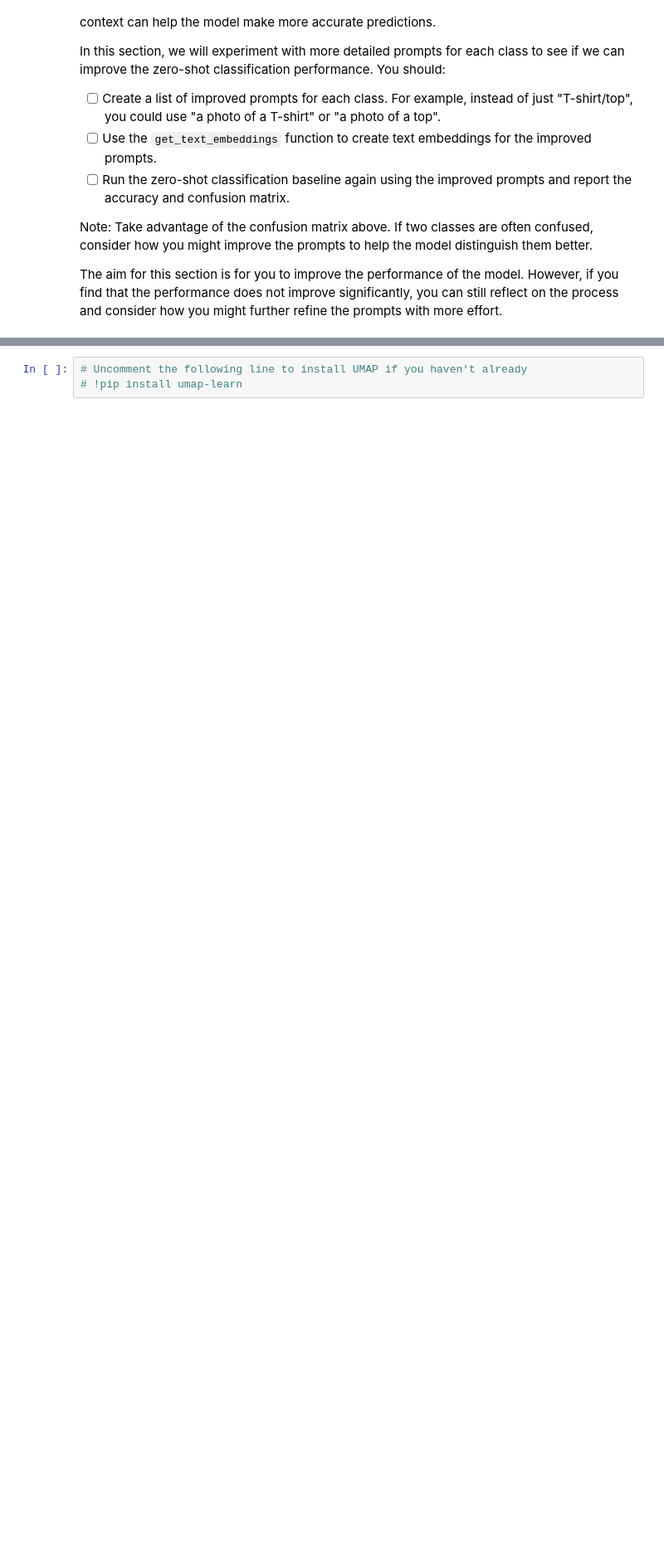
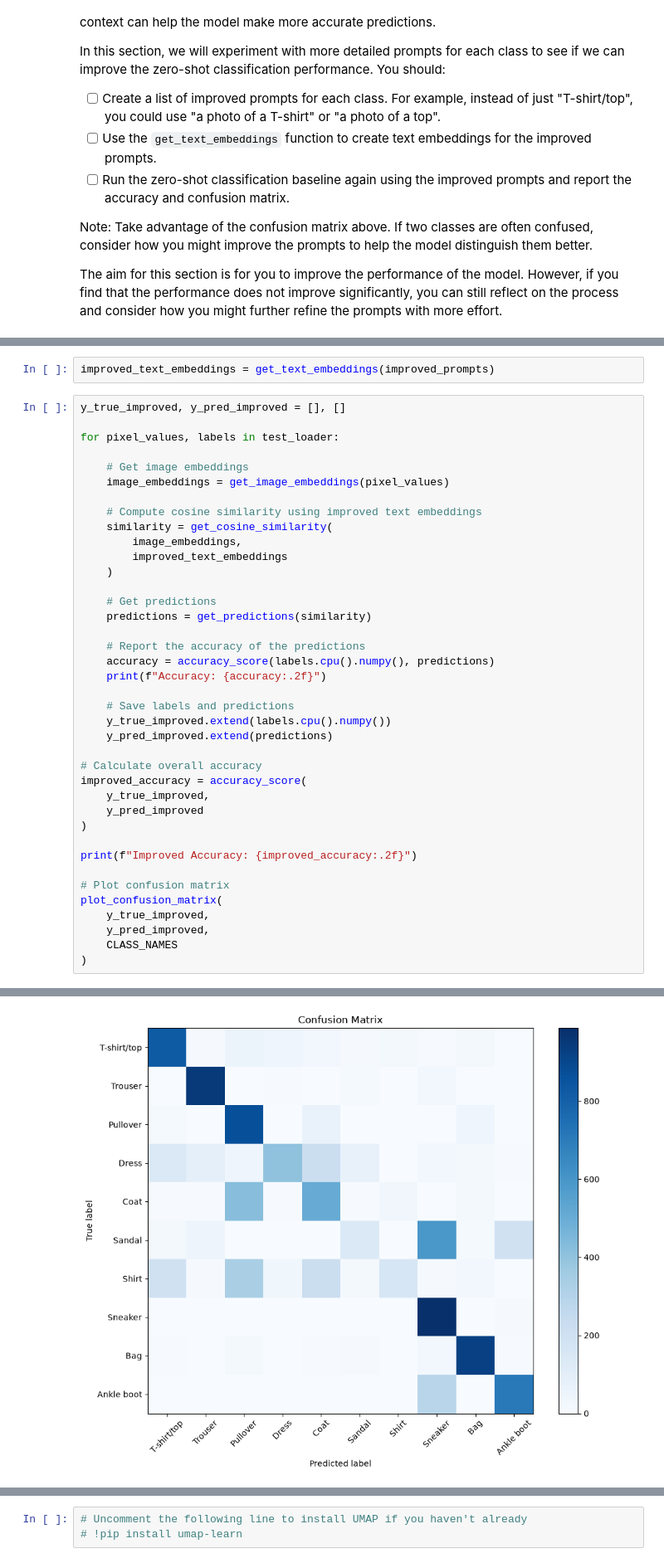
Before and after one commit to SaraTorbatian/deep_learning, a Jupyter notebook: 02_activities/assignments/assignment_2.ipynb, the cells around one changed output, grey strips where cells are left out. Shown at 83% size. Saved outputs shown, nothing was run; the diff lists cells and outputs as text; blank space fills up the shorter version.

```diff
--- a/02_activities/assignments/assignment_2.ipynb
+++ b/02_activities/assignments/assignment_2.ipynb
@@ -236,0 +355,42 @@ The aim for this section is for you to improve the performance of the model. How
+# %%
+improved_text_embeddings = get_text_embeddings(improved_prompts)
+# %%
+y_true_improved, y_pred_improved = [], []
+
+for pixel_values, labels in test_loader:
+
+    # Get image embeddings
+    image_embeddings = get_image_embeddings(pixel_values)
+
+    # Compute cosine similarity using improved text embeddings
+    similarity = get_cosine_similarity(
+        image_embeddings,
+        improved_text_embeddings
+    )
+
+    # Get predictions
+    predictions = get_predictions(similarity)
+
+    # Report the accuracy of the predictions
+    accuracy = accuracy_score(labels.cpu().numpy(), predictions)
+    print(f"Accuracy: {accuracy:.2f}")
+
+    # Save labels and predictions
+    y_true_improved.extend(labels.cpu().numpy())
+    y_pred_improved.extend(predictions)
+
+# Calculate overall accuracy
+improved_accuracy = accuracy_score(
+    y_true_improved,
+    y_pred_improved
+)
+
+print(f"Improved Accuracy: {improved_accuracy:.2f}")
+
+# Plot confusion matrix
+plot_confusion_matrix(
+    y_true_improved,
+    y_pred_improved,
+    CLASS_NAMES
+)
+# %% [output]
@@ -237,2 +414,3 @@ The aim for this section is for you to improve the performance of the model. How
+[figure, added]
 # %% [markdown]
 Reflection: How did your detailed prompts affect the zero-shot classification performance? Did you see a significant improvement compared to the baseline? What insights did you gain about the model's understanding of the classes? Do you think that with more effort you could further improve the performance? If so, how?
```
Also changed, not shown: parts of 25 cells of this notebook, 8 other files.
